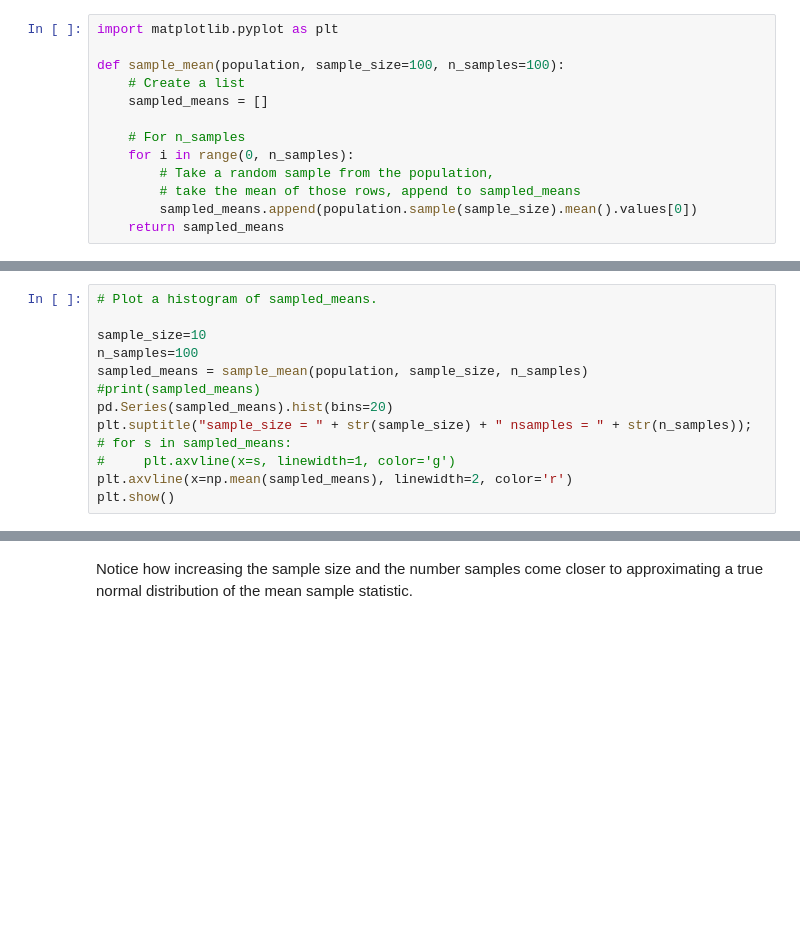
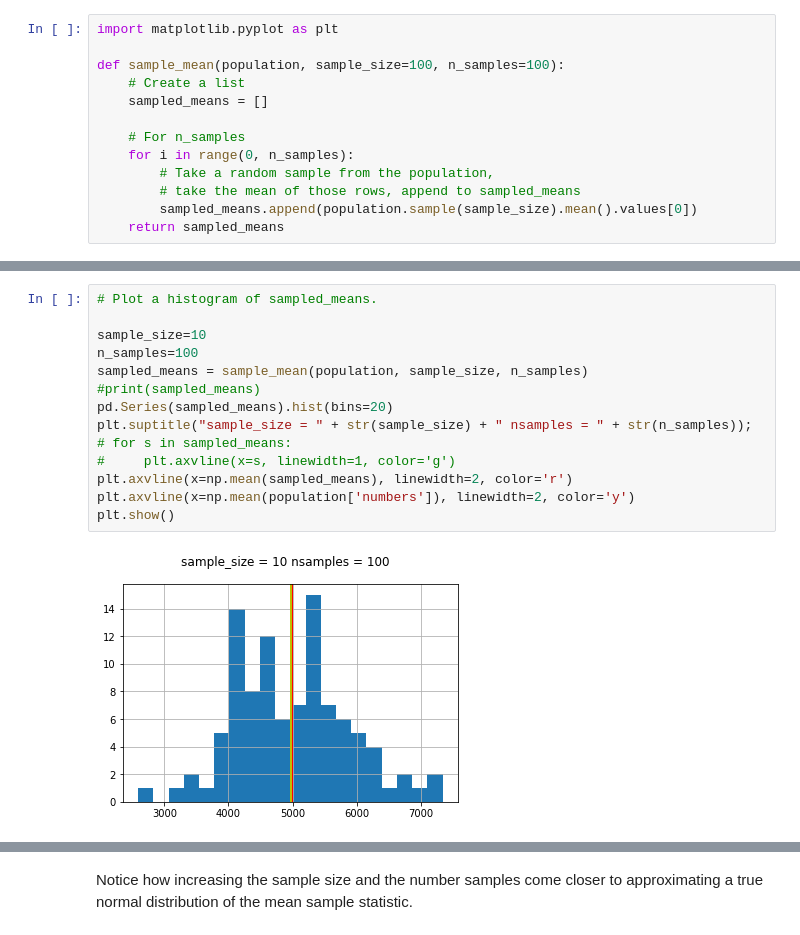
Before and after one commit to thinkful-dsi-cassowary/dsi3_student_pair_work, a Jupyter notebook: Coby/04_01_central_limit_theorem_ci_assign.ipynb, the cells around one changed output, grey strips where cells are left out. Cells and saved outputs as stored; diff of their text form; blank space fills up the shorter version.

```diff
--- a/Coby/04_01_central_limit_theorem_ci_assign.ipynb
+++ b/Coby/04_01_central_limit_theorem_ci_assign.ipynb
@@ -251,16 +259,19 @@ plt.show()
 # %%
 # Plot a histogram of sampled_means.
 
 sample_size=10
 n_samples=100
 sampled_means = sample_mean(population, sample_size, n_samples)
 #print(sampled_means)
 pd.Series(sampled_means).hist(bins=20)
 plt.suptitle("sample_size = " + str(sample_size) + " nsamples = " + str(n_samples));
 # for s in sampled_means:
 #     plt.axvline(x=s, linewidth=1, color='g')
 plt.axvline(x=np.mean(sampled_means), linewidth=2, color='r')
+plt.axvline(x=np.mean(population['numbers']), linewidth=2, color='y')
 plt.show()
+# %% [output]
+[figure, added]
 # %%
 # Plot a histogram of sampled_means.
 
```
Also changed, not shown: parts of 14 cells of this notebook, 1 other file.
